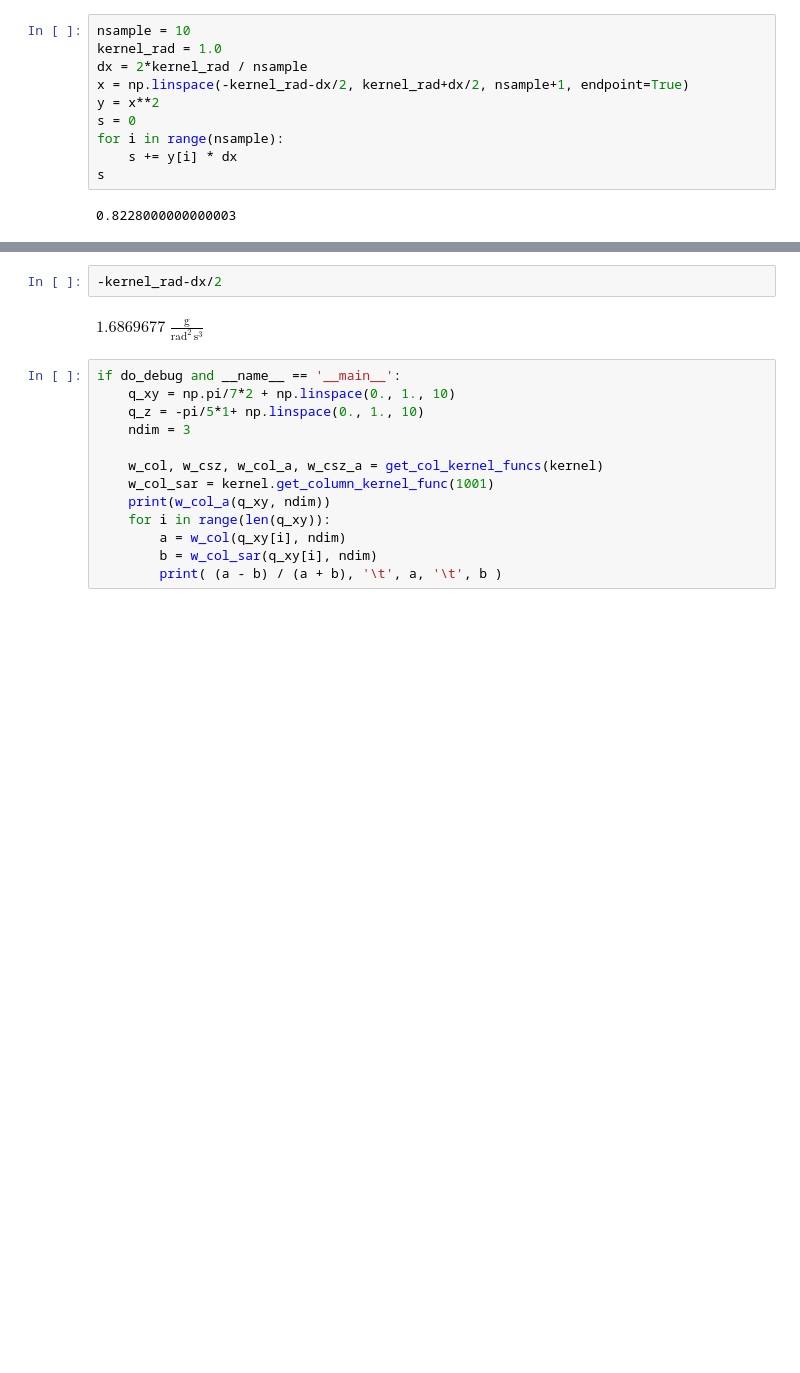
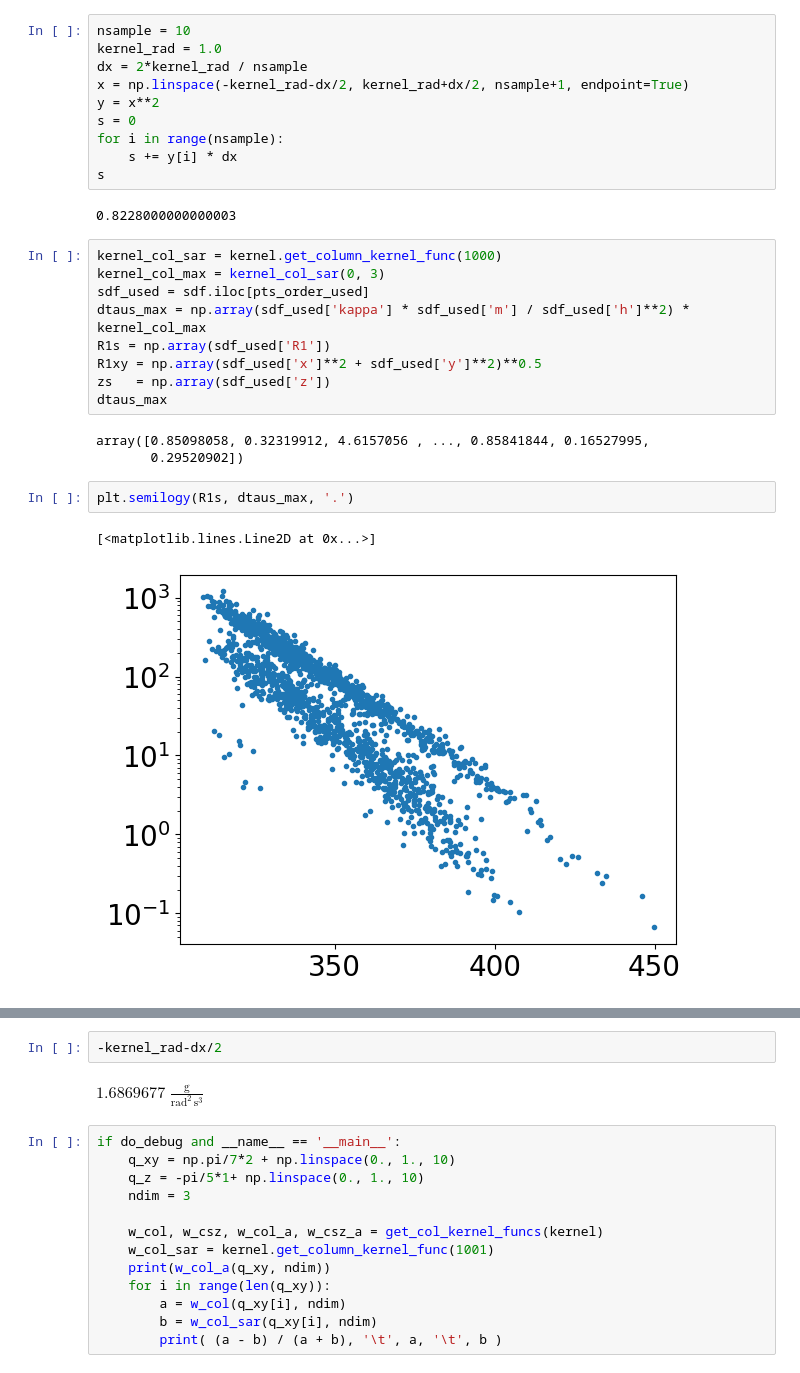
Before and after one commit to chunliangmu/RTinCEE-scripts-2024, a Jupyter notebook: script_LCGen.ipynb, the cells around one changed output, grey strips where cells are left out. Saved outputs shown, nothing was run; the diff lists cells and outputs as text; blank space fills up the shorter version.

```diff
--- a/script_LCGen.ipynb
+++ b/script_LCGen.ipynb
@@ -2147,3 +2188,20 @@ for i in range(nsample):
 s
 # %% [output]
 0.8228000000000003
+# %%
+kernel_col_sar = kernel.get_column_kernel_func(1000)
+kernel_col_max = kernel_col_sar(0, 3)
+sdf_used = sdf.iloc[pts_order_used]
+dtaus_max = np.array(sdf_used['kappa'] * sdf_used['m'] / sdf_used['h']**2) * kernel_col_max
+R1s = np.array(sdf_used['R1'])
+R1xy = np.array(sdf_used['x']**2 + sdf_used['y']**2)**0.5
+zs   = np.array(sdf_used['z'])
+dtaus_max
+# %% [output]
+array([0.85098058, 0.32319912, 4.6157056 , ..., 0.85841844, 0.16527995,
+       0.29520902])
+# %%
+plt.semilogy(R1s, dtaus_max, '.')
+# %% [output]
+[<matplotlib.lines.Line2D at 0x...>]
+[figure, added]
```
Also changed, not shown: parts of 5 cells of this notebook.
